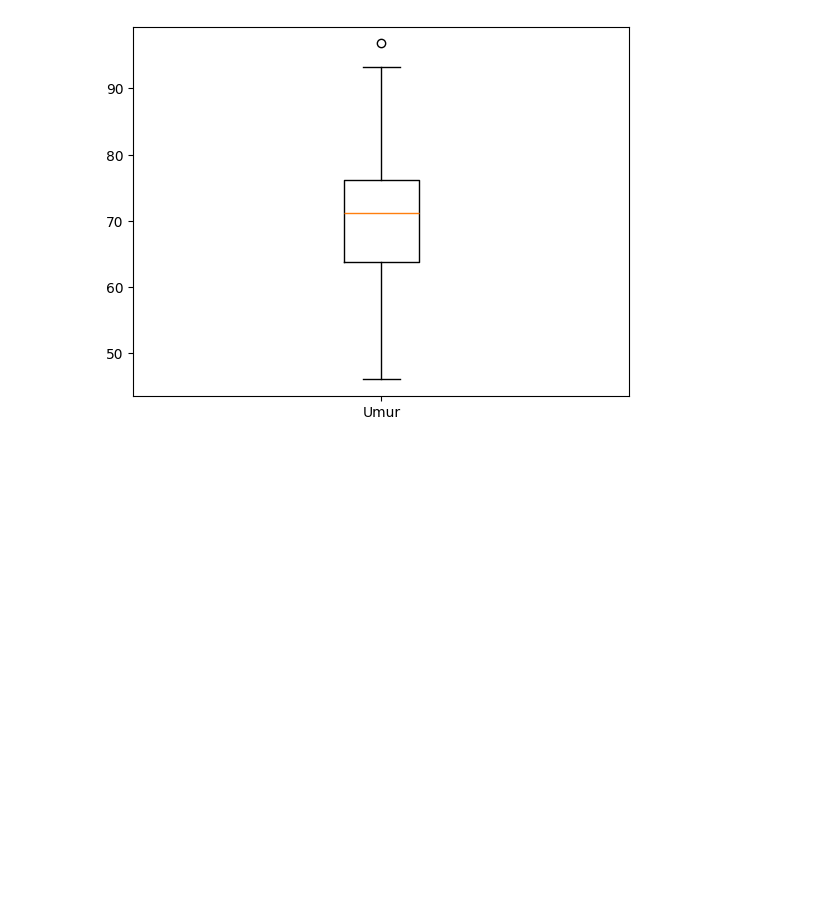
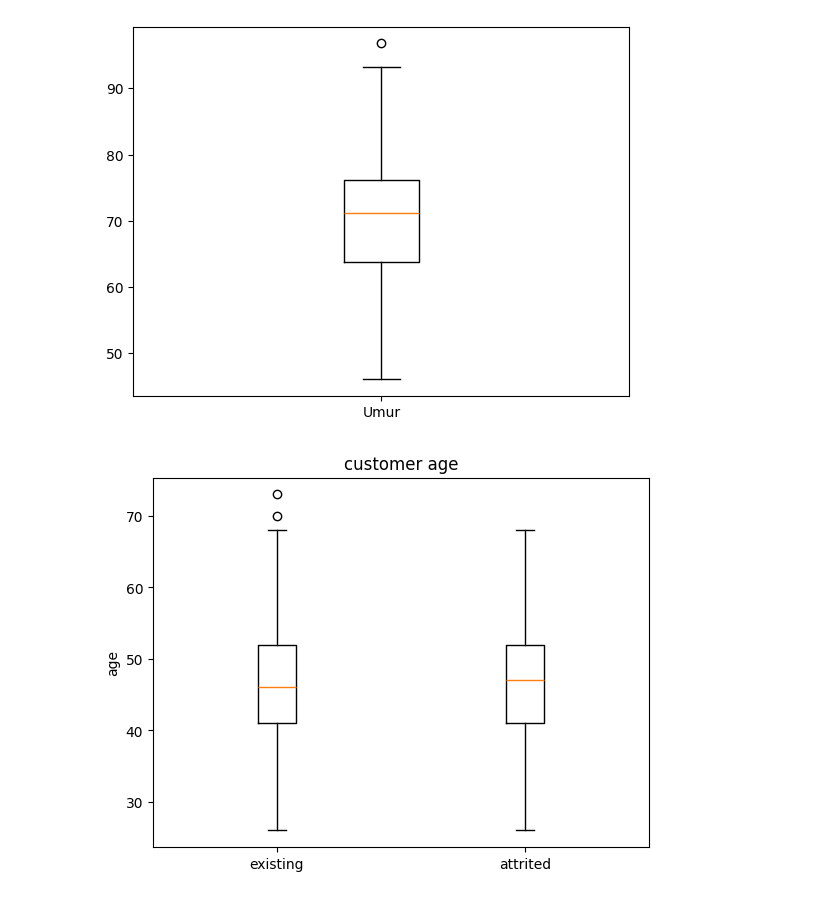
Before and after one commit to aliifam/ppd, a Jupyter notebook: ppd/pekan3/eda.ipynb, the cells around one changed output. Saved outputs shown, nothing was run; the diff lists cells and outputs as text; code cells hidden in the pictures; blank space fills up the shorter version.

Commit message:
add boxplot done

```diff
--- a/ppd/pekan3/eda.ipynb
+++ b/ppd/pekan3/eda.ipynb
@@ -254,3 +254,16 @@ plt.xticks([1], labels=['Umur'])
 plt.show()
 # %% [output]
 [figure]
+# %%
+data1 = existing_data['Customer_Age'].values
+data2 = attriting_data['Customer_Age'].values
+# make dict object
+mydict = {'existing': data1, 'attrited': data2}
+# ambil value dict
+plt.boxplot(list(mydict.values()))
+plt.title('customer age')
+plt.ylabel('age')
+plt.xticks([1,2], labels=list(mydict.keys()))
+plt.show()
+# %% [output]
+[figure, added]
```
Also changed, not shown: parts of 1 cell of this notebook.
